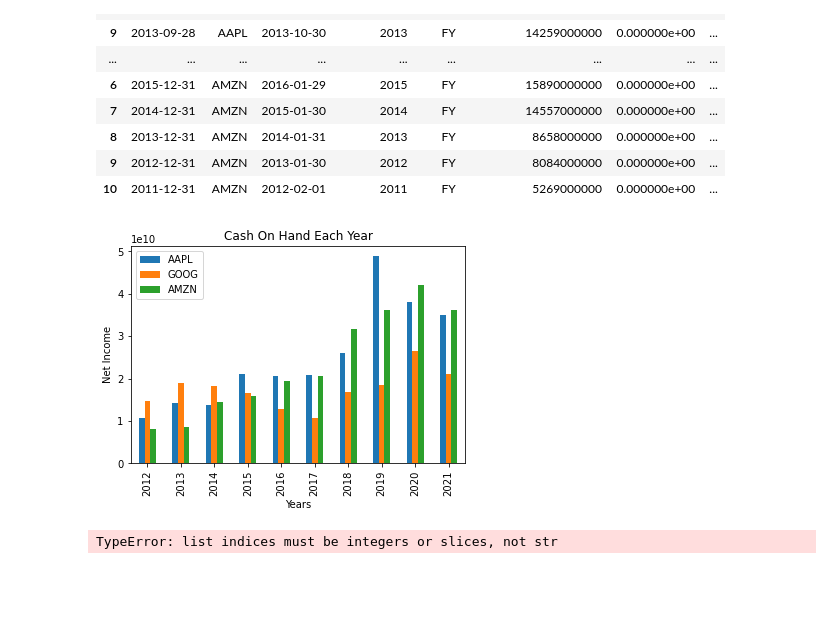
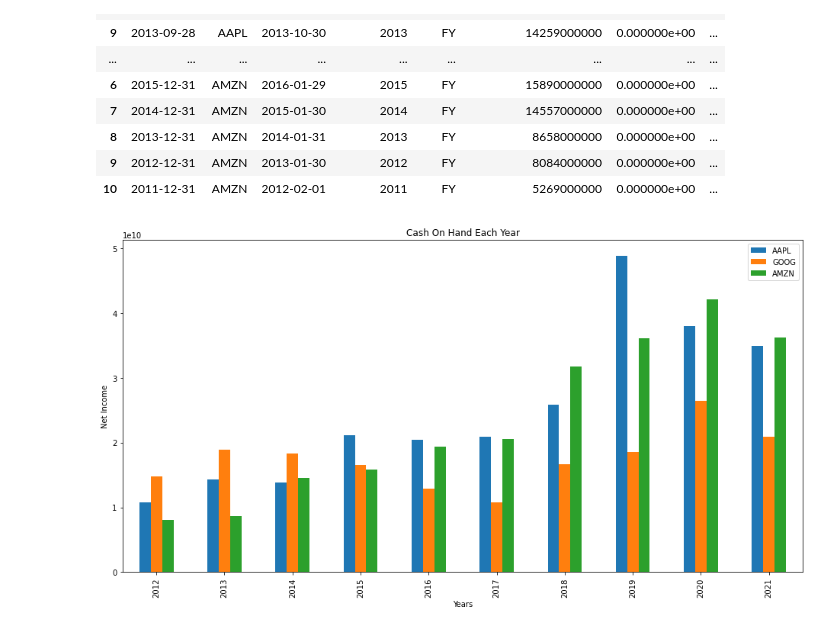
Before and after one commit to lyndsaywylie/Project-1, a Jupyter notebook: kim.ipynb, the cells around one changed output. Saved outputs shown, nothing was run; the diff lists cells and outputs as text; code cells hidden in the pictures; blank space fills up the shorter version.

```diff
--- a/kim.ipynb
+++ b/kim.ipynb
@@ -199,55 +248,16 @@ merge2_df
 | 9 | 2012-12-31 | AMZN | 2013-01-30 | 2012 | FY | 8084000000 | 0.000000e+00 | ... |
 | 10 | 2011-12-31 | AMZN | 2012-02-01 | 2011 | FY | 5269000000 | 0.000000e+00 | ... |
 # %%
-del_df = pd.DataFrame({'Years': [2012, 2013, 2014, 2015, 2016, 2017, 2018, 2019, 2020, 2021],
+merge2_df = pd.DataFrame({'Years': [2012, 2013, 2014, 2015, 2016, 2017, 2018, 2019, 2020, 2021],
                    'AAPL': [10746000000, 14259000000, 13844000000, 21120000000, 20484000000, 20898000000, 25913000000, 48844000000, 38016000000, 34940000000],
                    'GOOG': [14778000000, 18898000000, 18347000000, 16549000000, 12918000000, 10715000000, 16701000000, 18498000000, 26465000000, 20945000000],
                    'AMZN': [8084000000, 8658000000, 14557000000, 15890000000, 19334000000, 20522000000, 31750000000, 36092000000, 42122000000, 36220000000]})
 
 #plot columns on bar chart
-del_df[['AAPL', 'GOOG', 'AMZN', 'Years']].plot(x='Years', kind='bar')
+merge2_df[['AAPL', 'GOOG', 'AMZN', 'Years']].plot(x='Years', kind='bar', figsize=(16, 8))
 plt.title("Cash On Hand Each Year")
 plt.xlabel("Years")
 plt.ylabel("Net Income")
 plt.show()
 # %% [output]
-[figure, old version]
+[figure, new version]
-# %%
-#Clean up DataFrame
-
-date = []
-symbol = []
-fillingDate = []
-calendar_year = []
-period = []
-revenue = []
-gross_profit = []
-net_income = []
-eps = []
-shares_oustanding = []
-
-date.append(response["date"])
-symbol.append(response["symbol"])
-filling_date.append(response["fillingDate"])
-calendar_year.append(response["calendarYear"])
-period.append(response["period"])
-revenue.append(response["revenue"])
-gross_profit.append(response["grossProfit"])
-net_income.append(response["netIncome"])
-eps.append(response["eps"])
-shares_oustanding.append(response["weightedAverageShsOut"])
-
-
-
-fiscal_year = pd.DataFrame({"Ticker": symbol,
-                           "Filing Date": date,
-                           "Calendar Year": calendar_year,
-                           "Period": period,
-                           "Revenue": revenue,
-                           "Gross Profit": gross_profit,
-                           "Net Income": net_income,
-                           "EPS": eps,
-                           "Shares Outstanding": shares_oustanding})
-fiscal_year
-# %% [output]
-TypeError: list indices must be integers or slices, not str
```
Also changed, not shown: parts of 12 cells of this notebook.
